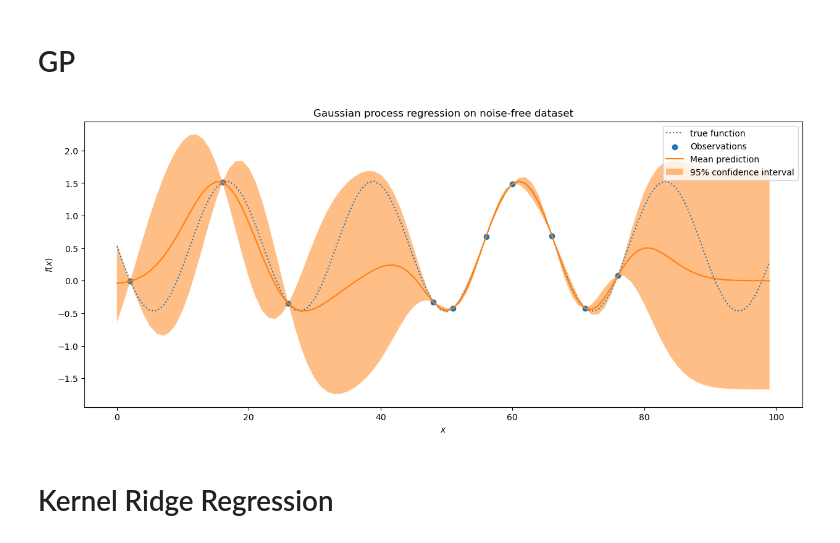
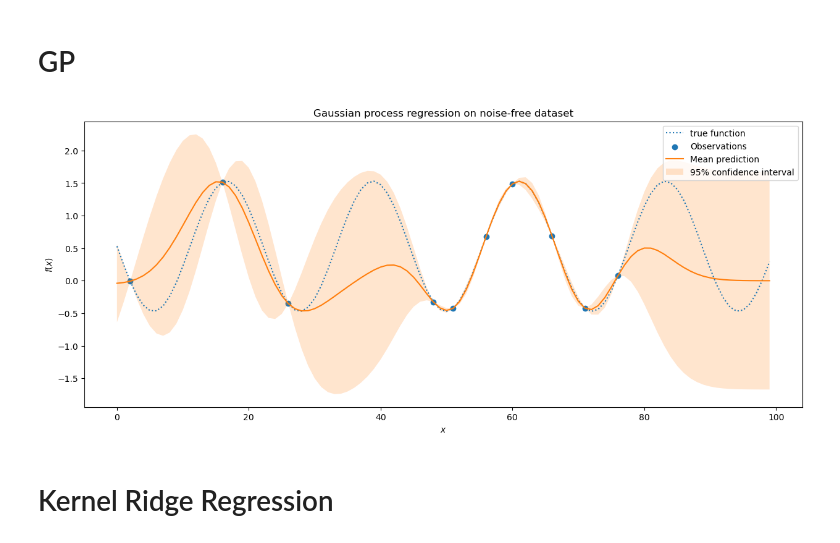
Before and after one commit to MischaDy/electricity-uq, a Jupyter notebook: basic_uncertainty_test.ipynb, the cells around one changed output. Saved outputs shown, nothing was run; the diff lists cells and outputs as text; code cells hidden in the pictures.

```diff
--- a/basic_uncertainty_test.ipynb
+++ b/basic_uncertainty_test.ipynb
@@ -42,35 +42,35 @@ y = Y
 
 rng = np.random.RandomState(1)
 training_indices = rng.choice(np.arange(y.size), size=6, replace=False)
 
 kernel = 1 * RBF(length_scale=1.0, length_scale_bounds=(1e-2, 1e2))
 gaussian_process = GaussianProcessRegressor(kernel=kernel, n_restarts_optimizer=200)
 gaussian_process.fit(X_train, y_train)
 gaussian_process.kernel_
 
 mean_prediction, std_prediction = gaussian_process.predict(X, return_std=True)
 
 
 # plot GP
 fig, ax = plt.subplots(figsize=(15,6))
 
 ax.plot(X, y, label=r"true function", linestyle="dotted")
 ax.scatter(X_train, y_train, label="Observations")
 ax.plot(X, mean_prediction, label="Mean prediction")
 ax.fill_between(
     X.ravel(),
     mean_prediction - 1.96 * std_prediction,
     mean_prediction + 1.96 * std_prediction,
-    alpha=0.5,
+    alpha=0.2,
     label=r"95% confidence interval",
 )
 plt.legend()
 plt.xlabel("$x$")
 plt.ylabel("$f(x)$")
 plt.title("Gaussian process regression on noise-free dataset")
 plt.show()
 # %% [output]
-[figure, old version]
+[figure, new version]
 # %% [markdown]
 # Kernel Ridge Regression
 # %%
```
Also changed, not shown: parts of 3 cells of this notebook.
